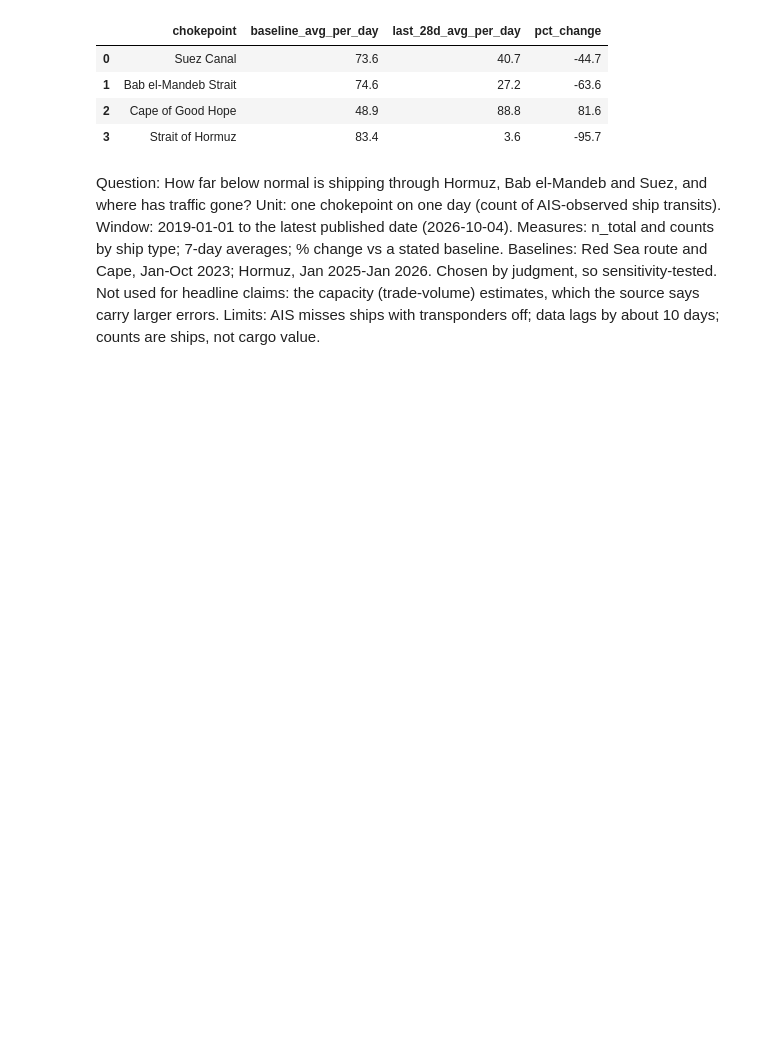
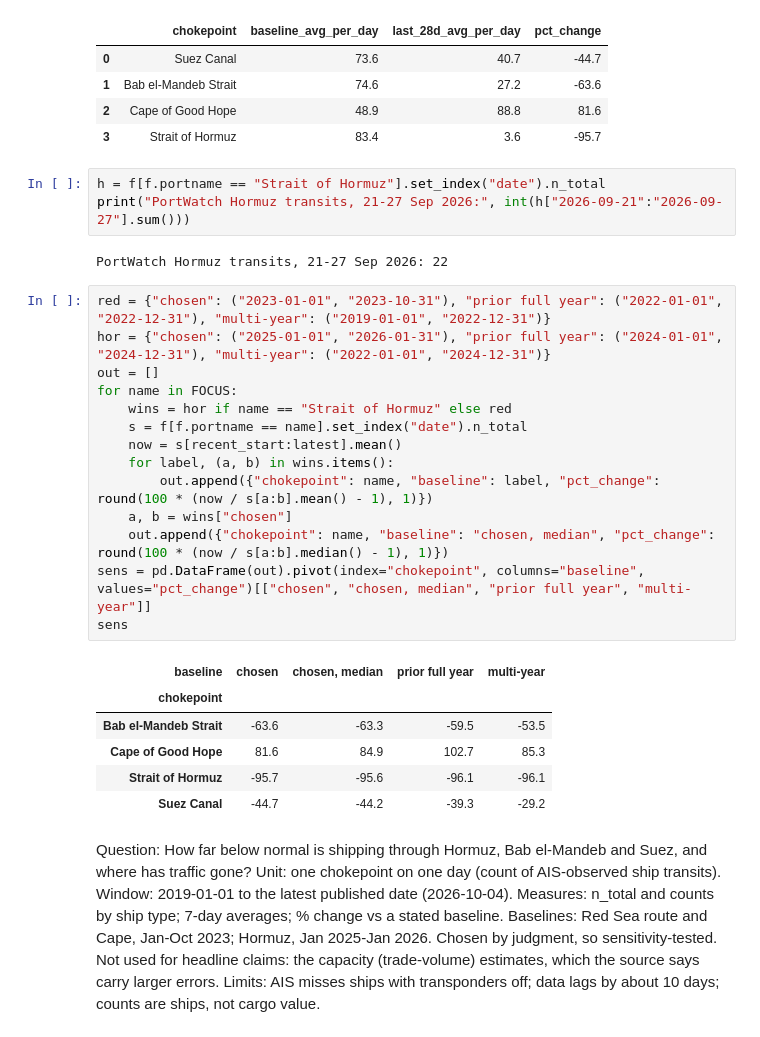
Before and after one commit to binary-cpu/chokepoint-tracker, a Jupyter notebook: 02_contract_and_cleaning.ipynb, the cells around one changed output. Saved outputs shown, nothing was run; the diff lists cells and outputs as text; blank space fills up the shorter version.

```diff
--- a/02_contract_and_cleaning.ipynb
+++ b/02_contract_and_cleaning.ipynb
@@ -143,6 +149,32 @@ pd.DataFrame(rows)
 | 1 | Bab el-Mandeb Strait | 74.6 | 27.2 | -63.6 |
 | 2 | Cape of Good Hope | 48.9 | 88.8 | 81.6 |
 | 3 | Strait of Hormuz | 83.4 | 3.6 | -95.7 |
+# %%
+h = f[f.portname == "Strait of Hormuz"].set_index("date").n_total
+print("PortWatch Hormuz transits, 21-27 Sep 2026:", int(h["2026-09-21":"2026-09-27"].sum()))
+# %% [output]
+PortWatch Hormuz transits, 21-27 Sep 2026: 22
+# %%
+red = {"chosen": ("2023-01-01", "2023-10-31"), "prior full year": ("2022-01-01", "2022-12-31"), "multi-year": ("2019-01-01", "2022-12-31")}
+hor = {"chosen": ("2025-01-01", "2026-01-31"), "prior full year": ("2024-01-01", "2024-12-31"), "multi-year": ("2022-01-01", "2024-12-31")}
+out = []
+for name in FOCUS:
+    wins = hor if name == "Strait of Hormuz" else red
+    s = f[f.portname == name].set_index("date").n_total
+    now = s[recent_start:latest].mean()
+    for label, (a, b) in wins.items():
+        out.append({"chokepoint": name, "baseline": label, "pct_change": round(100 * (now / s[a:b].mean() - 1), 1)})
+    a, b = wins["chosen"]
+    out.append({"chokepoint": name, "baseline": "chosen, median", "pct_change": round(100 * (now / s[a:b].median() - 1), 1)})
+sens = pd.DataFrame(out).pivot(index="chokepoint", columns="baseline", values="pct_change")[["chosen", "chosen, median", "prior full year", "multi-year"]]
+sens
+# %% [output]
+| baseline | chosen | chosen, median | prior full year | multi-year |
+| chokepoint |  |  |  |  |
+| Bab el-Mandeb Strait | -63.6 | -63.3 | -59.5 | -53.5 |
+| Cape of Good Hope | 81.6 | 84.9 | 102.7 | 85.3 |
+| Strait of Hormuz | -95.7 | -95.6 | -96.1 | -96.1 |
+| Suez Canal | -44.7 | -44.2 | -39.3 | -29.2 |
 # %% [markdown]
 Question: How far below normal is shipping through Hormuz, Bab el-Mandeb and Suez, and where has traffic gone?
 Unit: one chokepoint on one day (count of AIS-observed ship transits).
```
Also changed, not shown: parts of 1 cell of this notebook.
